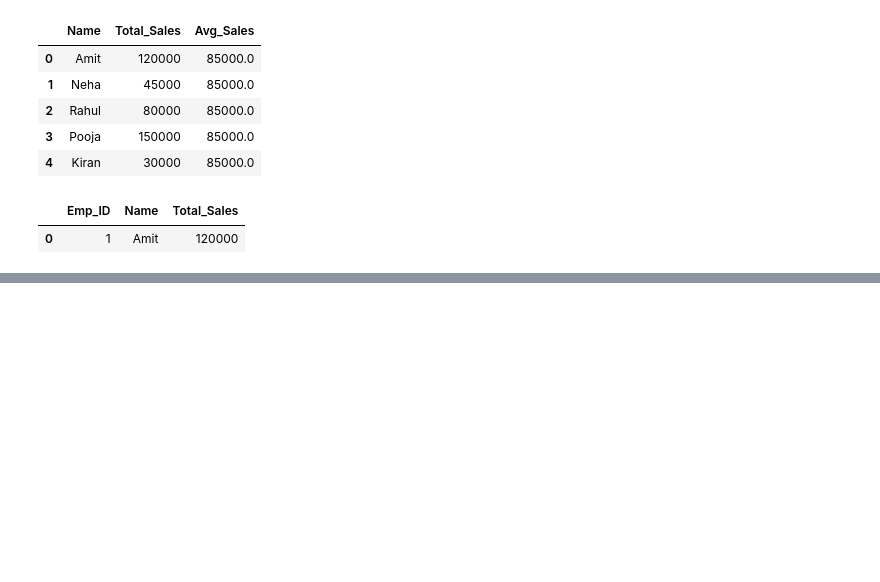
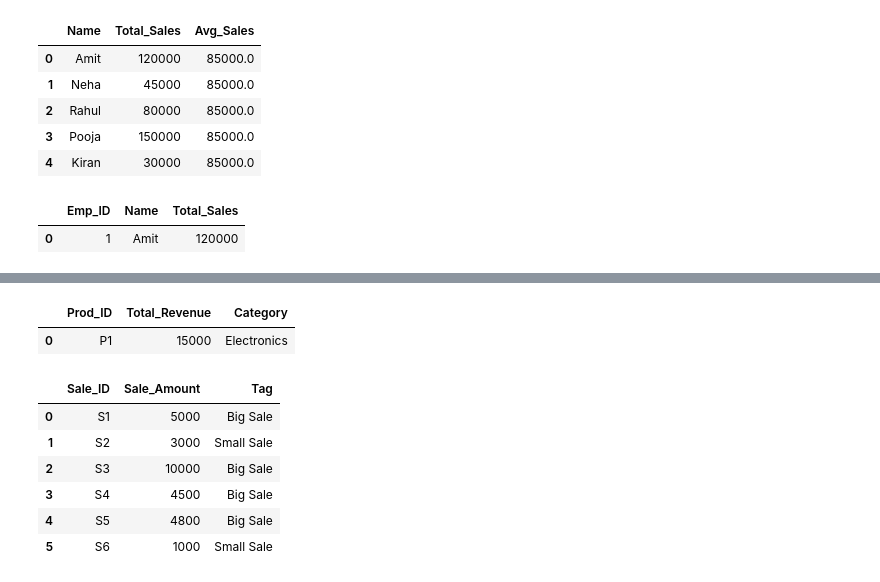
Before and after one commit to Visky-02/Data-Science-Practice, a Jupyter notebook: Untitled Folder/sql2.ipynb, the cells around one changed output, grey strips where cells are left out. Saved outputs shown, nothing was run; the diff lists cells and outputs as text; code cells hidden in the pictures; blank space fills up the shorter version.

```diff
--- a/Untitled Folder/sql2.ipynb
+++ b/Untitled Folder/sql2.ipynb
@@ -489,0 +627,32 @@ pd.read_sql_query(query27,conn)
+# %%
+query5="""
+WITH Category_Revenue AS(SELECT sales.Prod_ID, SUM(sales.Sale_Amount) AS Total_Revenue,products.Category FROM sales
+LEFT JOIN products ON sales.Prod_ID=products.Prod_ID GROUP BY products.Category)
+SELECT c.*
+FROM Category_Revenue c
+ORDER BY Total_Revenue DESC LIMIT 1
+"""
+pd.read_sql_query(query5,conn)
+# %% [output]
+|  | Prod_ID | Total_Revenue | Category |
+| 0 | P1 | 15000 | Electronics |
+# %%
+query6="""
+WITH Sale_Tags AS(SELECT Sale_ID,Sale_Amount,
+        CASE
+            WHEN Sale_Amount>4000 THEN 'Big Sale'
+            ELSE 'Small Sale'
+        END AS Tag
+    FROM sales)
+SELECT *
+FROM Sale_Tags
+"""
+pd.read_sql_query(query6,conn)
+# %% [output]
+|  | Sale_ID | Sale_Amount | Tag |
+| 0 | S1 | 5000 | Big Sale |
+| 1 | S2 | 3000 | Small Sale |
+| 2 | S3 | 10000 | Big Sale |
+| 3 | S4 | 4500 | Big Sale |
+| 4 | S5 | 4800 | Big Sale |
+| 5 | S6 | 1000 | Small Sale |
```
Also changed, not shown: parts of 13 cells of this notebook, 1 other file.
